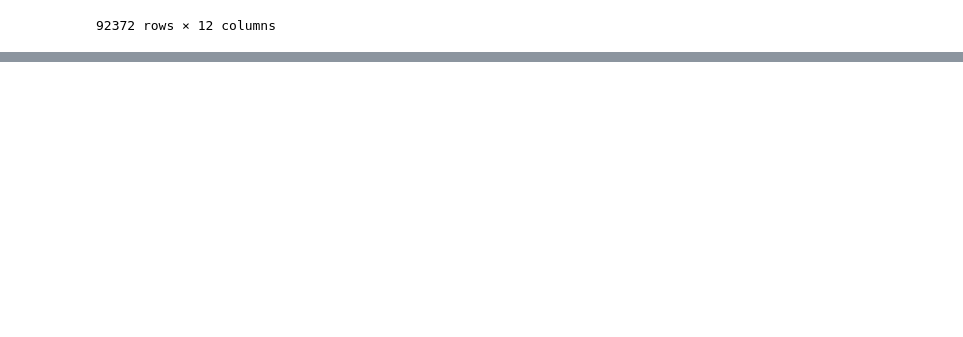
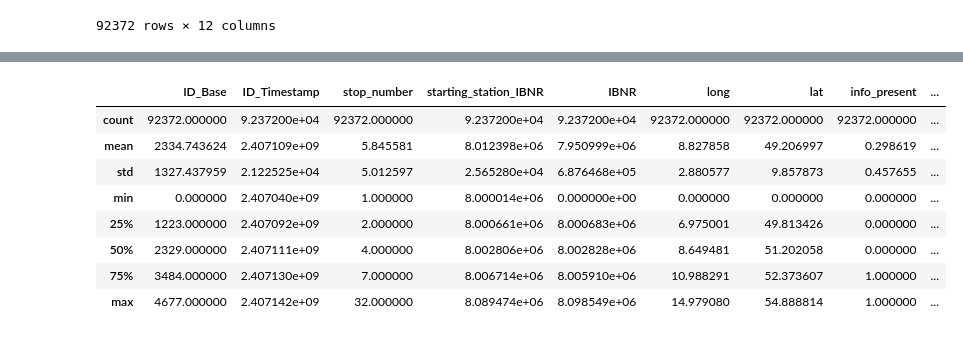
Before and after one commit to Tu2-prog/DM-Project, a Jupyter notebook: baseline-regression-tree.ipynb, the cells around one changed output, grey strips where cells are left out. Cells and saved outputs as stored; diff of their text form; code cells hidden in the pictures; blank space fills up the shorter version.

```diff
--- a/baseline-regression-tree.ipynb
+++ b/baseline-regression-tree.ipynb
@@ -215,2 +238,12 @@ KeyboardInterrupt:
 # %%
-#cleaned_df.groupby(["ID_Base"])["arrival_delay_m"].agg(lambda x: list(x.unique())).reset_index()
+cleaned_features.describe()
+# %% [output]
+|  | ID_Base | ID_Timestamp | stop_number | starting_station_IBNR | IBNR | long | lat | info_present | ... |
+| count | 92372.000000 | 9.237200e+04 | 92372.000000 | 9.237200e+04 | 9.237200e+04 | 92372.000000 | 92372.000000 | 92372.000000 | ... |
+| mean | 2334.743624 | 2.407109e+09 | 5.845581 | 8.012398e+06 | 7.950999e+06 | 8.827858 | 49.206997 | 0.298619 | ... |
+| std | 1327.437959 | 2.122525e+04 | 5.012597 | 2.565280e+04 | 6.876468e+05 | 2.880577 | 9.857873 | 0.457655 | ... |
+| min | 0.000000 | 2.407040e+09 | 1.000000 | 8.000014e+06 | 0.000000e+00 | 0.000000 | 0.000000 | 0.000000 | ... |
+| 25% | 1223.000000 | 2.407092e+09 | 2.000000 | 8.000661e+06 | 8.000683e+06 | 6.975001 | 49.813426 | 0.000000 | ... |
+| 50% | 2329.000000 | 2.407111e+09 | 4.000000 | 8.002806e+06 | 8.002828e+06 | 8.649481 | 51.202058 | 0.000000 | ... |
+| 75% | 3484.000000 | 2.407130e+09 | 7.000000 | 8.006714e+06 | 8.005910e+06 | 10.988291 | 52.373607 | 1.000000 | ... |
+| max | 4677.000000 | 2.407142e+09 | 32.000000 | 8.089474e+06 | 8.098549e+06 | 14.979080 | 54.888814 | 1.000000 | ... |
```
Also changed, not shown: parts of 8 cells of this notebook.
